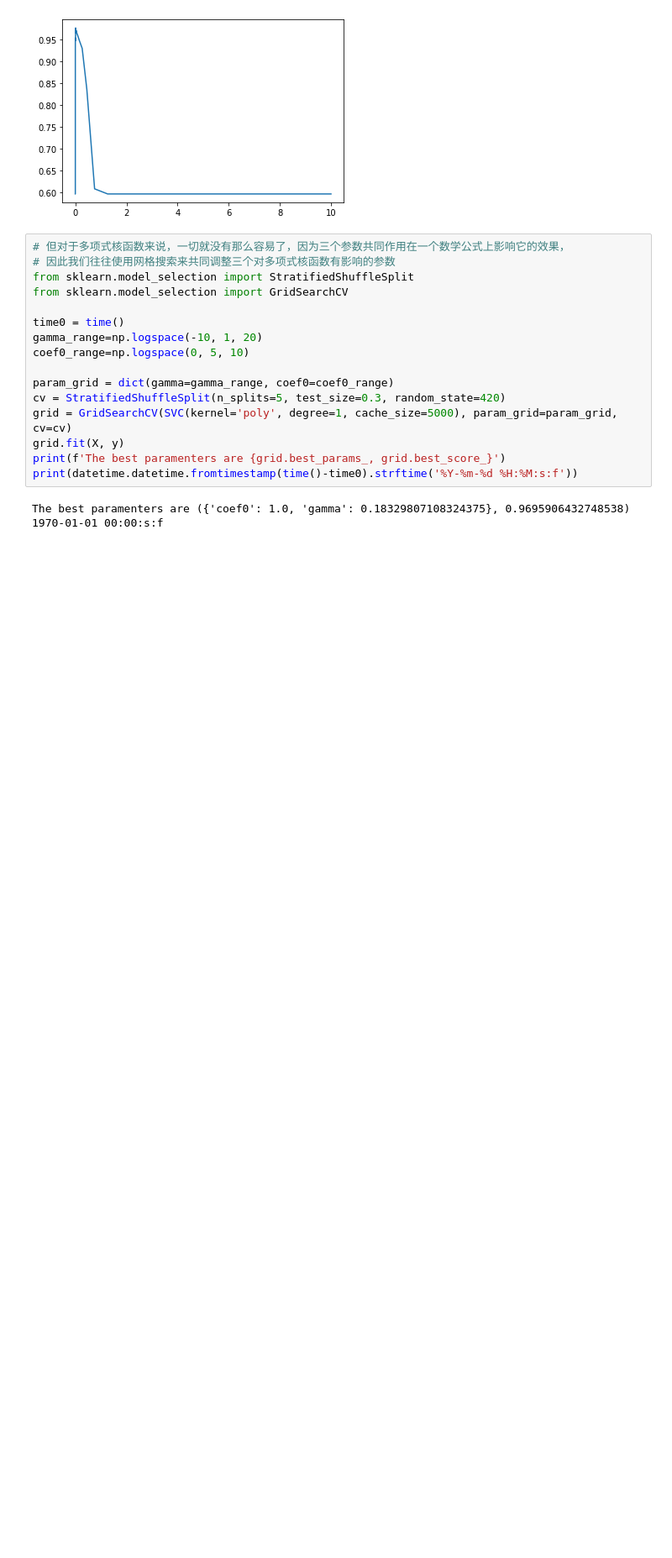
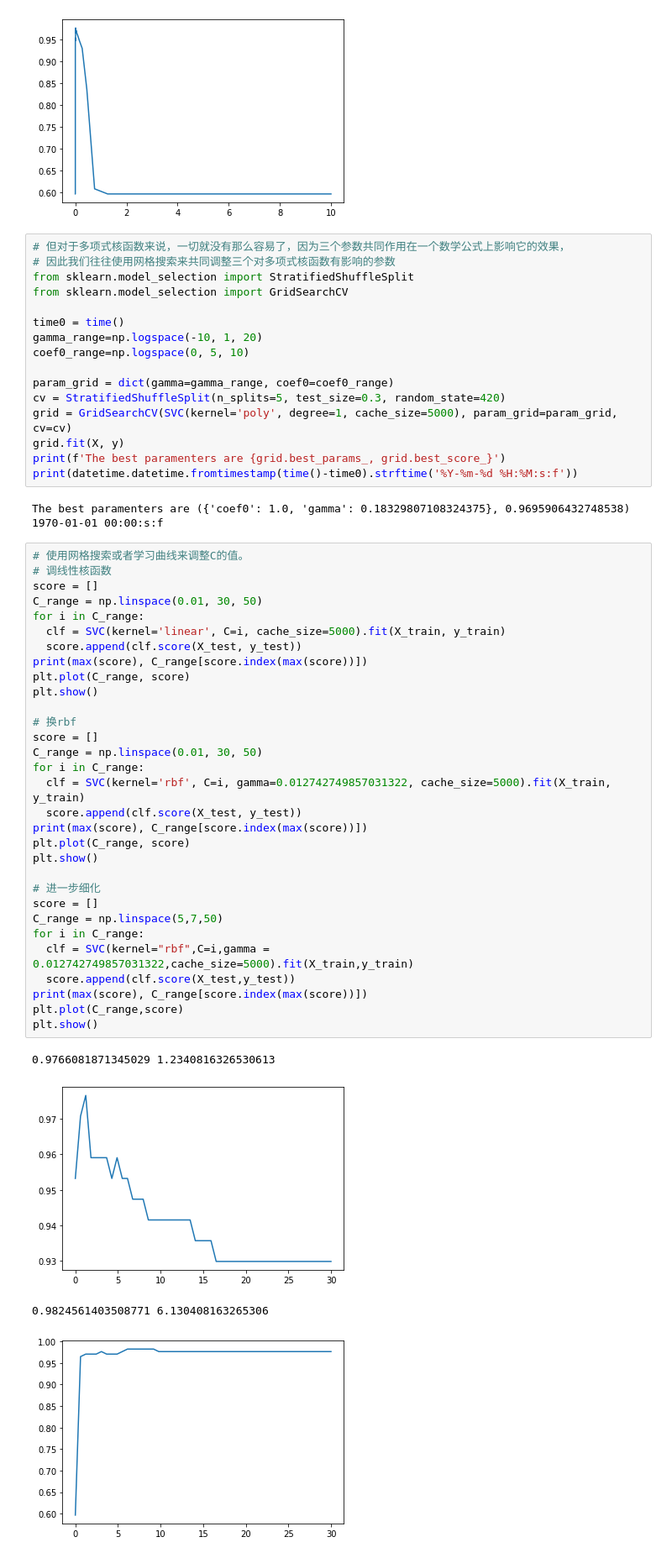
Before and after one commit to GzpTez0514/-sklearn, a Jupyter notebook: 机器学习：支持向量机01_乳腺癌数据集探索核函数.ipynb, the cells around one changed output. Shown: that part at 84% size. Drawn from its saved outputs; the diff is of its cells as text; blank space fills up the shorter version.

```diff
--- a/机器学习：支持向量机01_乳腺癌数据集探索核函数.ipynb
+++ b/机器学习：支持向量机01_乳腺癌数据集探索核函数.ipynb
@@ -179,3 +179,39 @@ print(datetime.datetime.fromtimestamp(time()-time0).strftime('%Y-%m-%d %H:%M:s:f
 # %% [output]
 The best paramenters are ({'coef0': 1.0, 'gamma': 0.18329807108324375}, 0.9695906432748538)
 1970-01-01 00:00:s:f
+# %%
+# 使用网格搜索或者学习曲线来调整C的值。
+# 调线性核函数
+score = []
+C_range = np.linspace(0.01, 30, 50)
+for i in C_range:
+  clf = SVC(kernel='linear', C=i, cache_size=5000).fit(X_train, y_train)
+  score.append(clf.score(X_test, y_test))
+print(max(score), C_range[score.index(max(score))])
+plt.plot(C_range, score)
+plt.show()
+
+# 换rbf
+score = []
+C_range = np.linspace(0.01, 30, 50)
+for i in C_range:
+  clf = SVC(kernel='rbf', C=i, gamma=0.012742749857031322, cache_size=5000).fit(X_train, y_train)
+  score.append(clf.score(X_test, y_test))
+print(max(score), C_range[score.index(max(score))])
+plt.plot(C_range, score)
+plt.show()
+
+# 进一步细化
+score = []
+C_range = np.linspace(5,7,50)
+for i in C_range:
+  clf = SVC(kernel="rbf",C=i,gamma = 0.012742749857031322,cache_size=5000).fit(X_train,y_train)
+  score.append(clf.score(X_test,y_test))
+print(max(score), C_range[score.index(max(score))])
+plt.plot(C_range,score)
+plt.show()
+# %% [output]
+0.9766081871345029 1.2340816326530613
+[figure, added]
+0.9824561403508771 6.130408163265306
+[figure, added]
```
Also changed, not shown: parts of 1 cell of this notebook.
